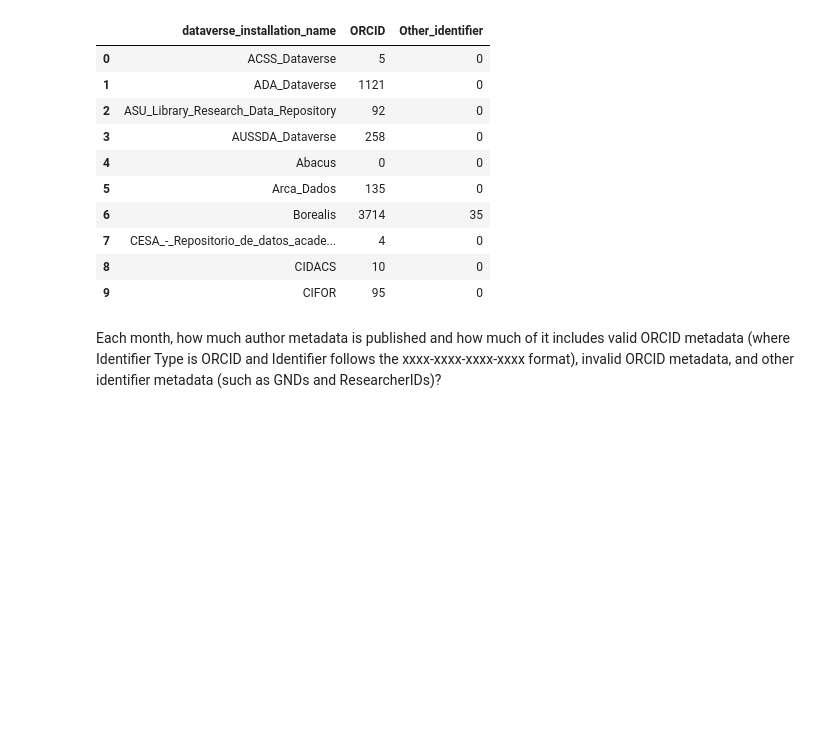
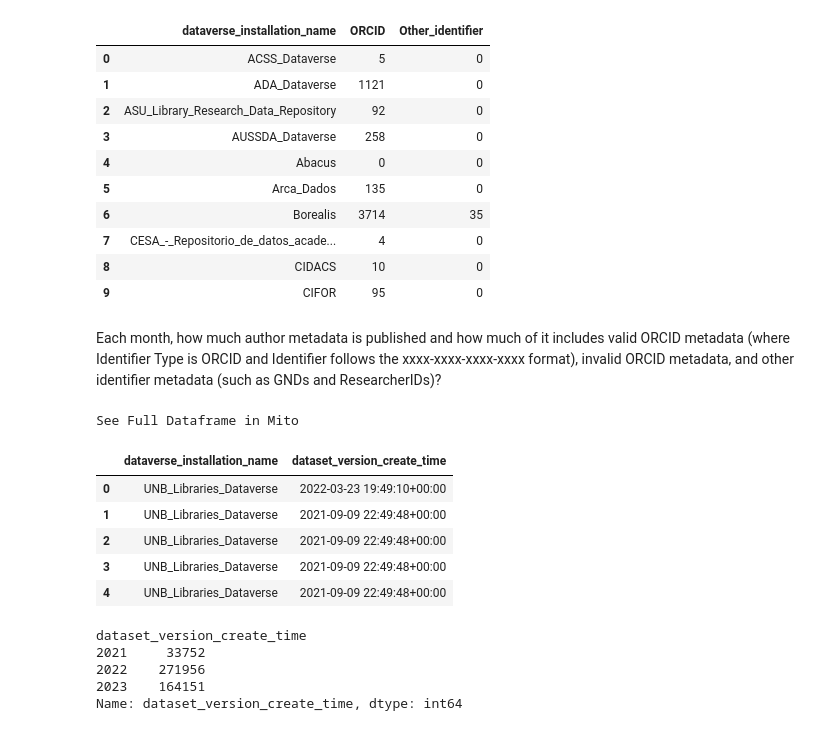
Before and after one commit to jggautier/ux-research-data-analysis, a Jupyter notebook: notebooks/PIDs_for_people_in_Dataverse_datasets/PIDs_for_people_in_HDV_datasets.ipynb, the cells around one changed output. Drawn from its saved outputs; the diff is of its cells as text; code cells hidden in the pictures; blank space fills up the shorter version.

```diff
--- a/notebooks/PIDs_for_people_in_Dataverse_datasets/PIDs_for_people_in_HDV_datasets.ipynb
+++ b/notebooks/PIDs_for_people_in_Dataverse_datasets/PIDs_for_people_in_HDV_datasets.ipynb
@@ -322,3 +329,39 @@ See Full Dataframe in Mito
 countOfORCIDsVersusOtherIdentifiersByInstallationDf.to_csv('countOfORCIDsVersusOtherIdentifiersByInstallation.csv', index=False)
 # %% [markdown]
 Each month, how much author metadata is published and how much of it includes valid ORCID metadata (where Identifier Type is ORCID and Identifier follows the xxxx-xxxx-xxxx-xxxx format), invalid ORCID metadata, and other identifier metadata (such as GNDs and ResearcherIDs)?
+# %%
+# Let's get a dataframe showing the count of author metadata published each month
+monthlyAuthorMetadataCountDf = (datasetPIDsAndAuthorMetadataDF
+    # Retain only dataverse_installation_name and dataset_version_create_time
+    .loc[:,[
+        'dataverse_installation_name',
+        'dataset_version_create_time']]
+    # Include author metadata only published in the last two years, since 2021-08-22
+    .query(
+        'dataset_version_create_time > "2021-08-21"')
+    .reset_index(drop=True, inplace=False)
+    # .groupby([datasetPIDsAndAuthorMetadataDF.dataset_version_create_time.dt.year]).agg('count')
+)
+
+dateColumns = ['dataset_version_create_time']
+monthlyAuthorMetadataCountDf[dateColumns] = monthlyAuthorMetadataCountDf[dateColumns].apply(pd.to_datetime)
+
+# print(monthlyAuthorMetadataCountDf.dtypes)
+
+monthlyAuthorMetadataCountDf.head()
+# %% [output]
+See Full Dataframe in Mito
+|  | dataverse_installation_name | dataset_version_create_time |
+| 0 | UNB_Libraries_Dataverse | 2022-03-23 19:49:10+00:00 |
+| 1 | UNB_Libraries_Dataverse | 2021-09-09 22:49:48+00:00 |
+| 2 | UNB_Libraries_Dataverse | 2021-09-09 22:49:48+00:00 |
+| 3 | UNB_Libraries_Dataverse | 2021-09-09 22:49:48+00:00 |
+| 4 | UNB_Libraries_Dataverse | 2021-09-09 22:49:48+00:00 |
+# %%
+monthlyAuthorMetadataCountDf['dataset_version_create_time'].groupby([monthlyAuthorMetadataCountDf.dataset_version_create_time.dt.year]).agg('count')
+# %% [output]
+dataset_version_create_time
+2021     33752
+2022    271956
+2023    164151
+Name: dataset_version_create_time, dtype: int64
```
Also changed, not shown: parts of 3 cells of this notebook.
